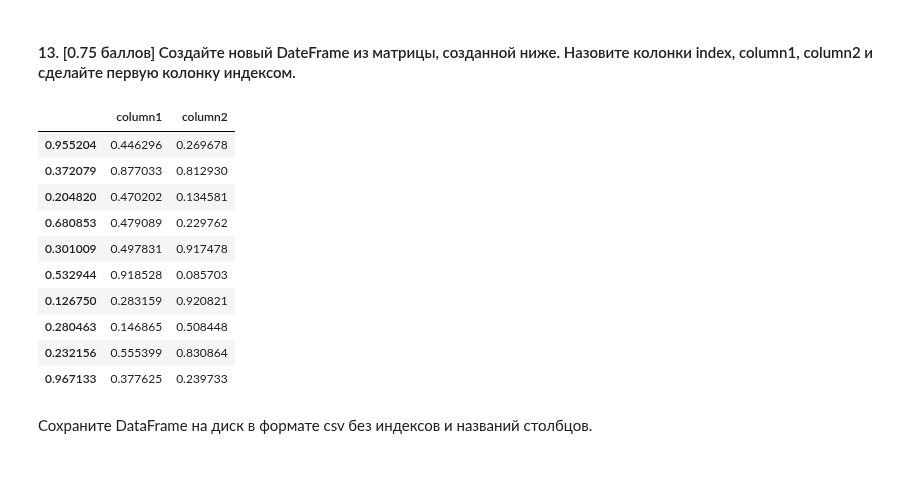
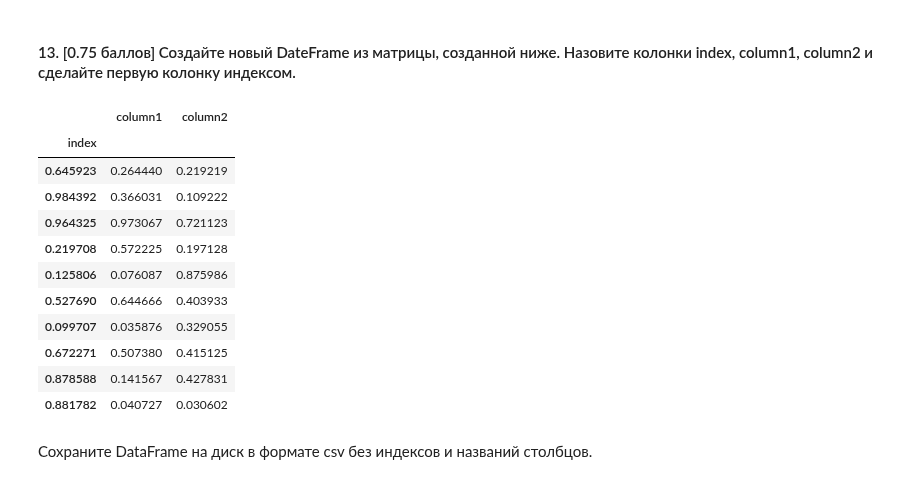
Before and after one commit to Mikhail-off/ML2018, a Jupyter notebook: HW1/homework-practice-01.ipynb, the cells around one changed output. Saved outputs shown, nothing was run; the diff lists cells and outputs as text; code cells hidden in the pictures.

```diff
--- a/HW1/homework-practice-01.ipynb
+++ b/HW1/homework-practice-01.ipynb
@@ -340,20 +340,22 @@ print('%.2f%%' % (was_saled * (1.35 - 1.25) / (was_saled * 1.25) * 100))
 #### 13. [0.75 баллов] Создайте новый DateFrame из матрицы, созданной ниже. Назовите колонки index, column1, column2 и сделайте первую колонку индексом.
 # %%
 data = np.random.rand(10, 3)
-df_rand = pd.DataFrame(data[:, 1:], index=data[:, 0], columns=['column1', 'column2'])
+df_rand = pd.DataFrame(data, columns=['index', 'column1', 'column2'])
+df_rand = df_rand.set_index('index')
 display(df_rand)
 # %% [output]
 |  | column1 | column2 |
-| 0.955204 | 0.446296 | 0.269678 |
-| 0.372079 | 0.877033 | 0.812930 |
-| 0.204820 | 0.470202 | 0.134581 |
-| 0.680853 | 0.479089 | 0.229762 |
-| 0.301009 | 0.497831 | 0.917478 |
-| 0.532944 | 0.918528 | 0.085703 |
-| 0.126750 | 0.283159 | 0.920821 |
-| 0.280463 | 0.146865 | 0.508448 |
-| 0.232156 | 0.555399 | 0.830864 |
-| 0.967133 | 0.377625 | 0.239733 |
+| index |  |  |
+| 0.645923 | 0.264440 | 0.219219 |
+| 0.984392 | 0.366031 | 0.109222 |
+| 0.964325 | 0.973067 | 0.721123 |
+| 0.219708 | 0.572225 | 0.197128 |
+| 0.125806 | 0.076087 | 0.875986 |
+| 0.527690 | 0.644666 | 0.403933 |
+| 0.099707 | 0.035876 | 0.329055 |
+| 0.672271 | 0.507380 | 0.415125 |
+| 0.878588 | 0.141567 | 0.427831 |
+| 0.881782 | 0.040727 | 0.030602 |
 # %% [markdown]
 Сохраните DataFrame на диск в формате csv без индексов и названий столбцов.
 # %%
```
Also changed, not shown: parts of 11 cells of this notebook.
